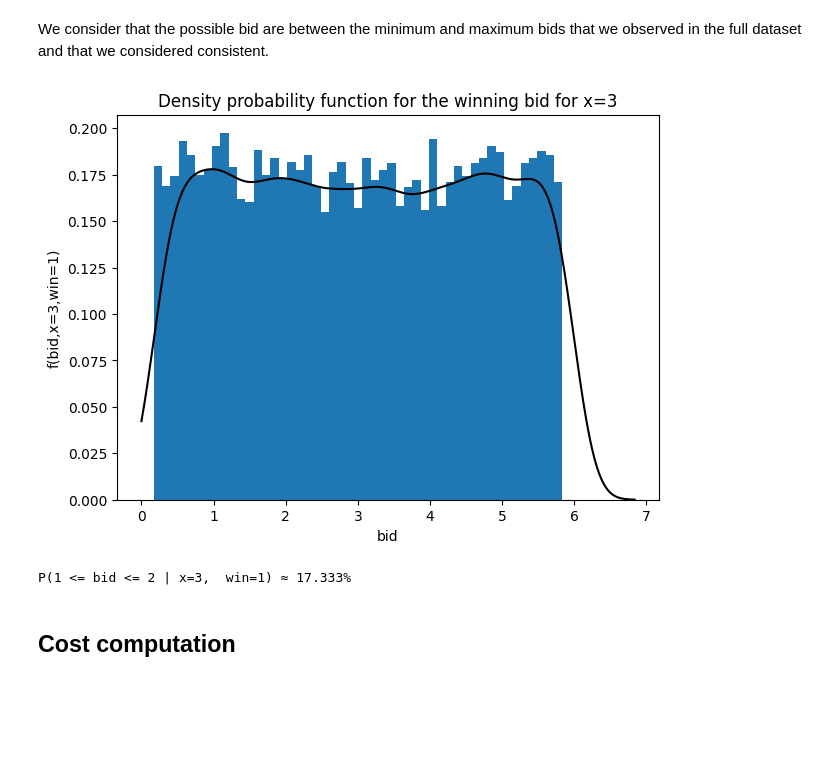
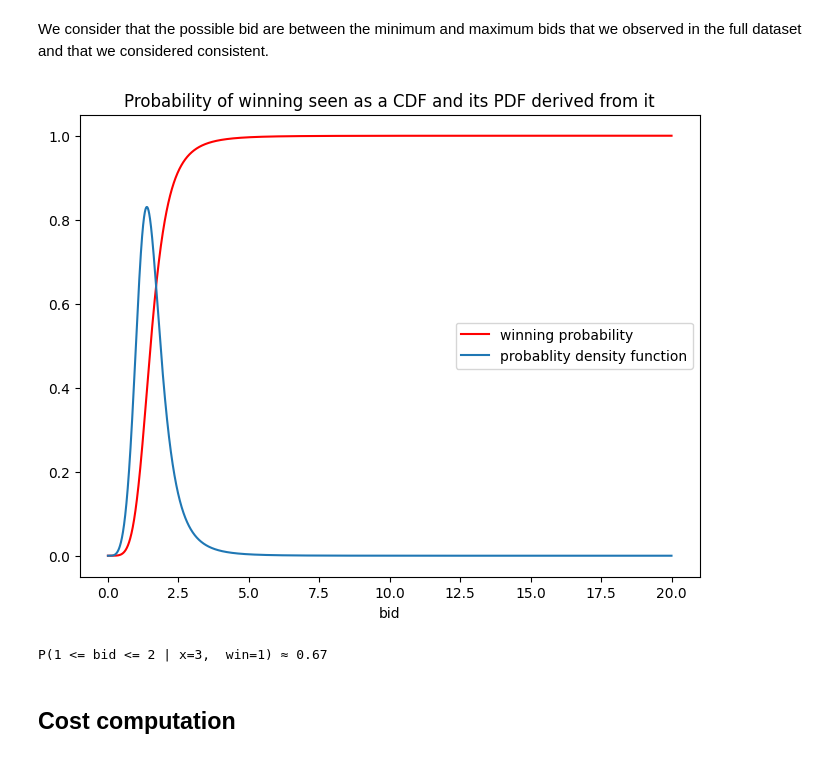
Before and after one commit to LoanSarazin/exercise_auction, a Jupyter notebook: investigation.ipynb, the cells around one changed output. Saved outputs shown, nothing was run; the diff lists cells and outputs as text; code cells hidden in the pictures; blank space fills up the shorter version.

```diff
--- a/investigation.ipynb
+++ b/investigation.ipynb
@@ -487,37 +521,33 @@ The PDF is specifying the probability of the a random variable that is taking it
 # %% [markdown]
 We consider that the possible bid are between the minimum and maximum bids that we observed  in the full dataset and that we considered consistent.
 # %%
-N = 15000
-bid_min, bid_max = X[:, 1].min(), X[:, 1].max()
-# We simulate N auctions, with bids following an uniform random variable, between the min and max bids in the known data
-z = uniform.rvs(loc=bid_min, scale=bid_max, size=(N, 1), random_state=random_state)
-X_density3 = np.hstack((np.full((N, 1), 3), z))
+N = 5000
+bid_min, bid_max = 1e-5, 20
+bids = np.linspace(bid_min, bid_max , N)
+X_density3 = np.hstack((np.full((N, 1), 3), bids[:, None]))
+
 # We apply box-cox transform to simulated data to predict auctions results based on our model
 X_density3_transform = pt.transform(X_density3)
-y_density3 = lgbm_clf_cv.predict(X_density3_transform)
+y_density3 = lr_clf.predict_proba(X_density3_transform)[:, 1]
+
+pdf_y = np.diff(y_density3) / np.diff(bids)
+pdf_x = (bids[:-1] + bids[1:]) / 2
-# %%
-# We fit a gaussian kde on the input bids that have probability of winning > 0.5
-density = gaussian_kde(X_density3[y_density3.astype(bool)][:, 1])
-u = np.linspace(0, bid_max + 1, 500)
-v = density.evaluate(u)
-
-fig, ax = plt.subplots(figsize=(7, 5))
-ax.plot(u, v, 'k')
-ax.set_xlabel("bid")
-ax.set_ylabel("f(bid,x=3,win=1)")
-ax.set_title("Density probability function for the winning bid for x=3")
-
-ax.hist(
-    X_density3[y_density3.astype(bool)][:, 1],
-    bins=np.linspace(bid_min, bid_max, 50),
-    density=True)
-plt.show()
-# %% [output]
-[figure, removed]
+# %%
+fig, ax = plt.subplots(figsize=(8, 6))
+ax.plot(bids, y_density3, 'r', label="winning probability")
+ax.plot(pdf_x, pdf_y, label="probablity density function")
+ax.set_xlabel("bid")
+ax.set_title("Probability of winning seen as a CDF and its PDF derived from it")
+ax.legend()
+plt.show()
+# %% [output]
+[figure, added]
 # %%
-print(f"P(1 <= bid <= 2 | x=3,  win=1) \u2248 {density.integrate_box_1d(1, 2):.3%}")
+p1_to_2 = y_density3[np.logical_and(1 < bids, bids < 2)]
+
+print(f"P(1 <= bid <= 2 | x=3,  win=1) \u2248 {p1_to_2[-1] - p1_to_2[0]:.2}")
 # %% [output]
-P(1 <= bid <= 2 | x=3,  win=1) ≈ 17.333%
+P(1 <= bid <= 2 | x=3,  win=1) ≈ 0.67
 # %% [markdown]
 ## Cost computation
 # %%
```
Also changed, not shown: parts of 15 cells of this notebook.
